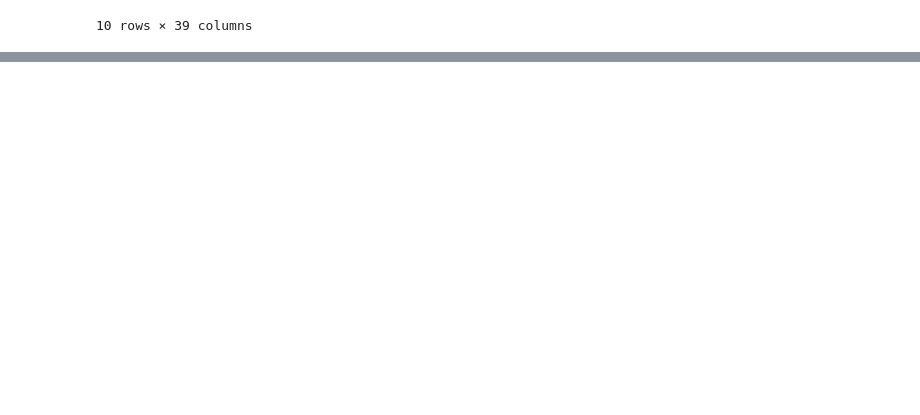
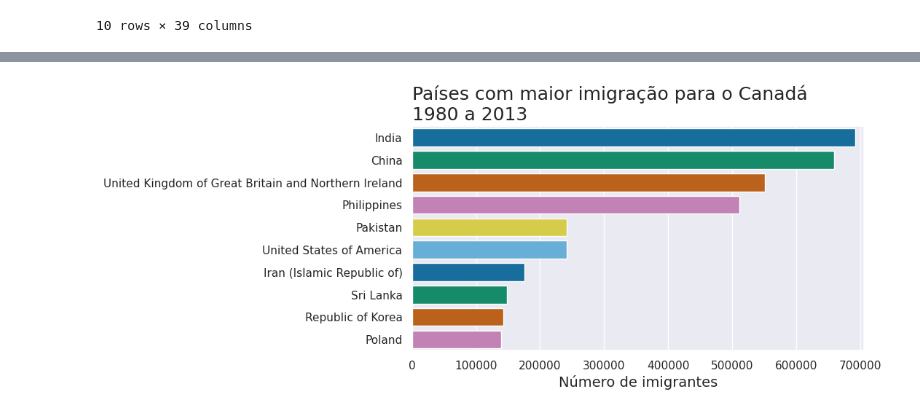
Before and after one commit to JuniorAlencar/Data_Science_Alura, a Jupyter notebook: jupyter/modulo4.ipynb, the cells around one changed output, grey strips where cells are left out. Cells and saved outputs as stored; diff of their text form; code cells hidden in the pictures; blank space fills up the shorter version.

```diff
--- a/jupyter/modulo4.ipynb
+++ b/jupyter/modulo4.ipynb
@@ -29,0 +82,45 @@ sns.barplot(data=top_10, y=top_10["Country"], x='Total', orient='h')
+# %%
+# Irei pegar a função plot paleta e criar uma função com todas paletas disponiveis nativas do Seaborn, com uma função similar ao switch-case do C
+# Função deve retornar uma string
+def switch_palette(value: int) -> str:
+    # Gera um dicionário com todas paletas de cores padrões do seaborn
+    colors = list(sns.palettes.SEABORN_PALETTES.keys())
+    # Retorna o erro caso o value não seja um inteiro
+    if not isinstance(value, int):
+        raise TypeError("value deve ser int")
+    if 0 <= value < len(colors):
+        return colors[value]
+    raise IndexError(f"value deve estar em 0..{len(colors)-1}")
+
+
+def gerar_grafico_paleta(value,
+                         save=False,
+                         out_path="../resultados/imigracao.png",
+                         dpi=300):
+    # Modifica a paleta de acordo com um valor númerico (0, 12)
+    palette = switch_palette(value)
+    fig, ax = plt.subplots(figsize=(8,4))
+    # Cria a paleta de cores com número igual aos dados necessário
+    palette_colors = sns.color_palette(palette, len(top_10))
+    ax = sns.barplot(
+        data=top_10,
+        y="Country",
+        x="Total",
+        orient="h",
+        hue="Country",   # usar a mesma variável no hue
+        dodge=False,     # evita barras duplicadas
+        legend=False,    # esconde legenda repetida
+        palette=palette_colors
+    )
+    ax.margins(x=0.02)
+    ax.set_title('Países com maior imigração para o Canadá\n1980 a 2013', loc='left', fontsize=18)
+    ax.set_xlabel('Número de imigrantes', fontsize=14)
+    ax.set_ylabel('')
+    if save:
+        fig.savefig(out_path, dpi=dpi, bbox_inches="tight", pad_inches=0.15)
+    plt.show()
+
+# Entre com valores entre 0 e 12, onde cada valor é associado a uma paleta de cores diferente
+gerar_grafico_paleta(11, save=True)
+# %% [output]
+[figure, added]
```
Also changed, not shown: parts of 6 cells of this notebook, 2 other files.
